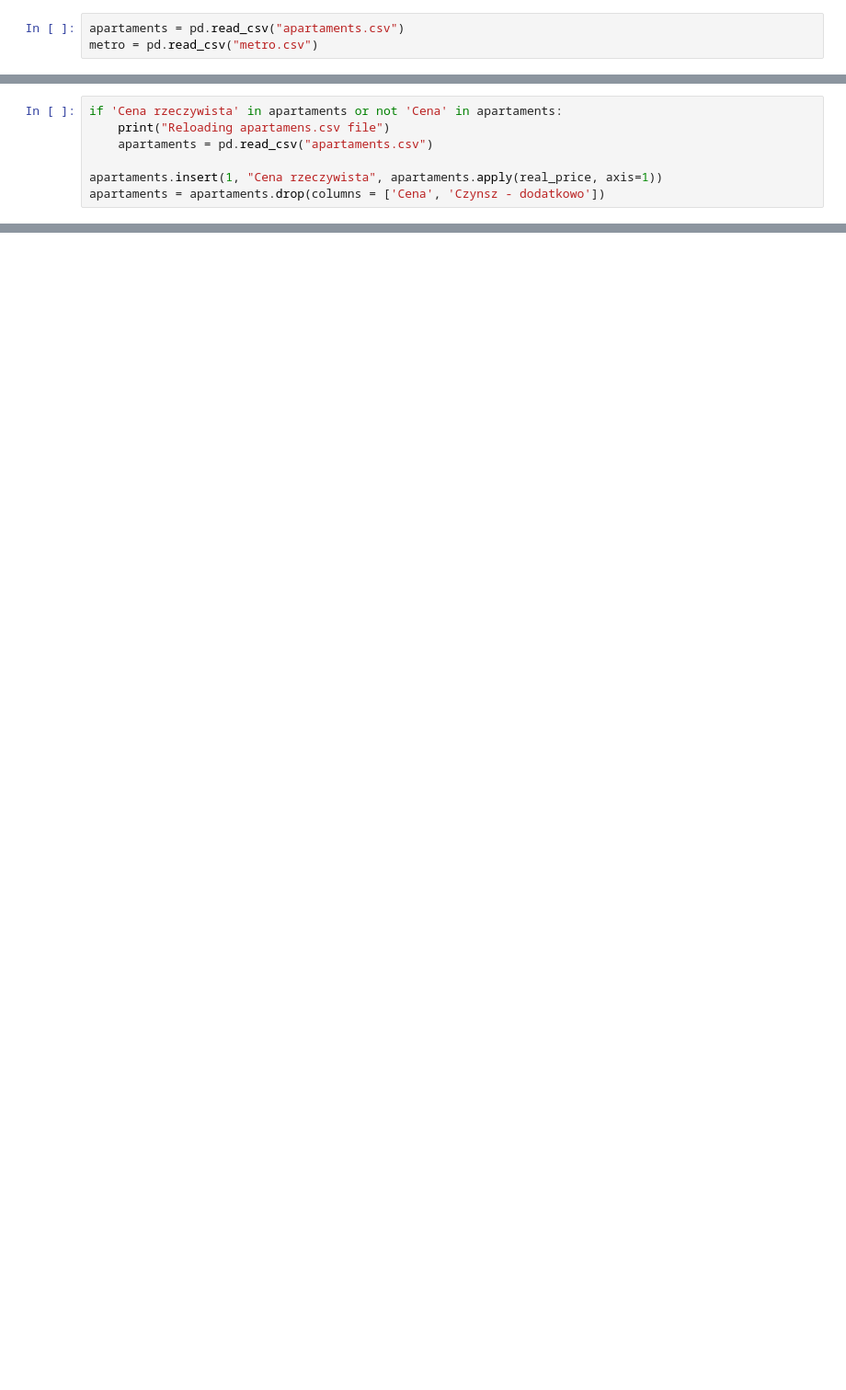
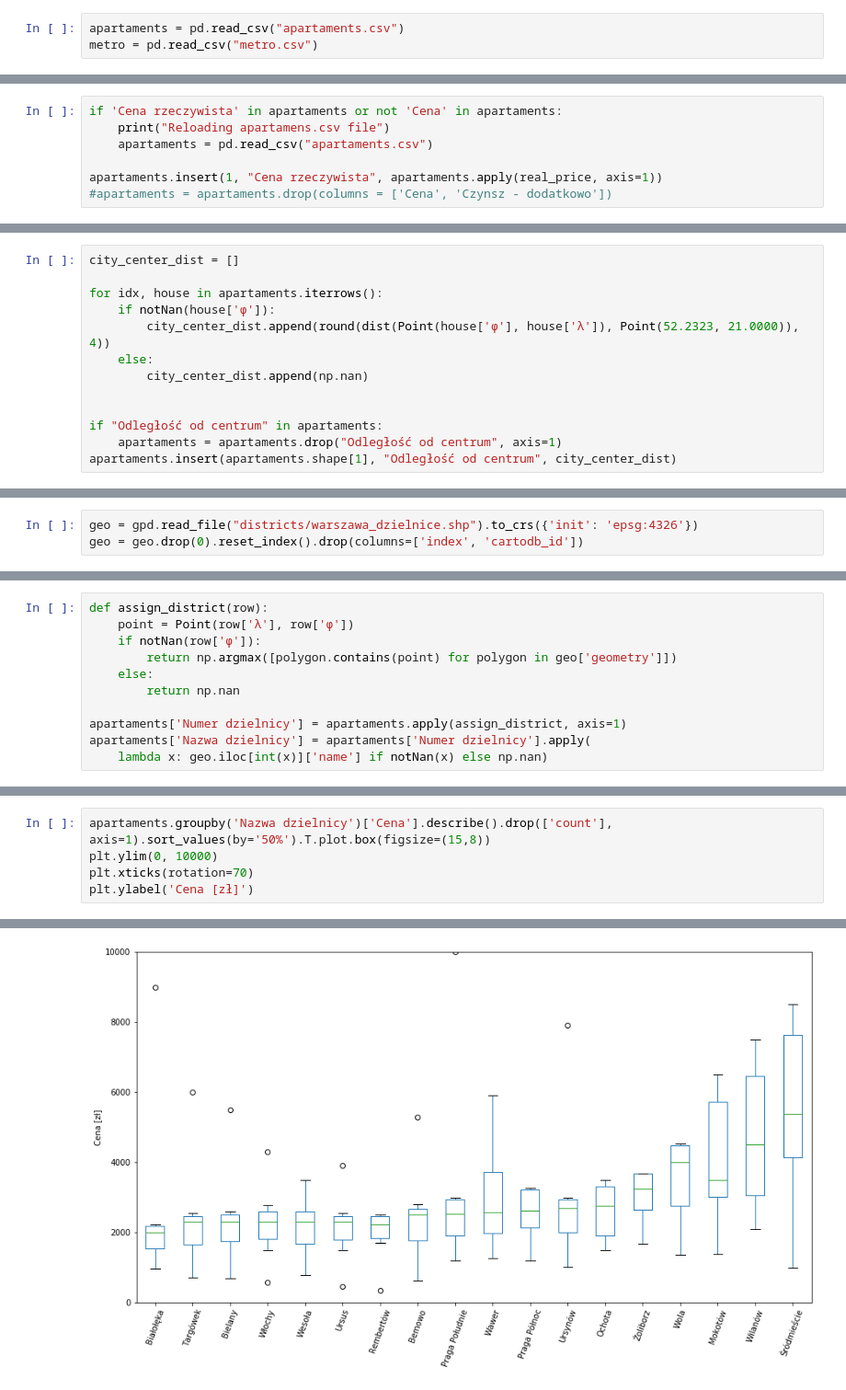
Before and after one commit to KrystianPlackowski/Apartments-data-parser, a Jupyter notebook: analyse.ipynb, the cells around one changed output, grey strips where cells are left out. Shown: that part at 92% size. Saved outputs shown, nothing was run; the diff lists cells and outputs as text; blank space fills up the shorter version.

```diff
--- a/analyse.ipynb
+++ b/analyse.ipynb
@@ -64,4 +60,4 @@ if 'Cena rzeczywista' in apartaments or not 'Cena' in apartaments:
     apartaments = pd.read_csv("apartaments.csv")
 
 apartaments.insert(1, "Cena rzeczywista", apartaments.apply(real_price, axis=1))
-apartaments = apartaments.drop(columns = ['Cena', 'Czynsz - dodatkowo'])
+#apartaments = apartaments.drop(columns = ['Cena', 'Czynsz - dodatkowo'])
@@ -69,0 +90,13 @@ apartaments = apartaments.drop(columns = ['Cena', 'Czynsz - dodatkowo'])
+# %%
+city_center_dist = []
+
+for idx, house in apartaments.iterrows():
+    if notNan(house['φ']):
+        city_center_dist.append(round(dist(Point(house['φ'], house['λ']), Point(52.2323, 21.0000)), 4))
+    else:
+        city_center_dist.append(np.nan)
+
+
+if "Odległość od centrum" in apartaments:
+    apartaments = apartaments.drop("Odległość od centrum", axis=1)
+apartaments.insert(apartaments.shape[1], "Odległość od centrum", city_center_dist)
@@ -69,0 +105,3 @@ apartaments = apartaments.drop(columns = ['Cena', 'Czynsz - dodatkowo'])
+# %%
+geo = gpd.read_file("districts/warszawa_dzielnice.shp").to_crs({'init': 'epsg:4326'})
+geo = geo.drop(0).reset_index().drop(columns=['index', 'cartodb_id'])
@@ -69,0 +110,11 @@ apartaments = apartaments.drop(columns = ['Cena', 'Czynsz - dodatkowo'])
+# %%
+def assign_district(row):
+    point = Point(row['λ'], row['φ'])
+    if notNan(row['φ']):
+        return np.argmax([polygon.contains(point) for polygon in geo['geometry']])
+    else:
+        return np.nan
+
+apartaments['Numer dzielnicy'] = apartaments.apply(assign_district, axis=1)
+apartaments['Nazwa dzielnicy'] = apartaments['Numer dzielnicy'].apply(
+    lambda x: geo.iloc[int(x)]['name'] if notNan(x) else np.nan)
@@ -69,0 +125,6 @@ apartaments = apartaments.drop(columns = ['Cena', 'Czynsz - dodatkowo'])
+# %%
+apartaments.groupby('Nazwa dzielnicy')['Cena'].describe().drop(['count'], axis=1).sort_values(by='50%').T.plot.box(figsize=(15,8))
+plt.ylim(0, 10000)
+plt.xticks(rotation=70)
+plt.ylabel('Cena [zł]')
+# %% [output]
@@ -69,0 +132 @@ apartaments = apartaments.drop(columns = ['Cena', 'Czynsz - dodatkowo'])
+[figure, added]
```
Also changed, not shown: parts of 37 cells of this notebook, 11 other files.
